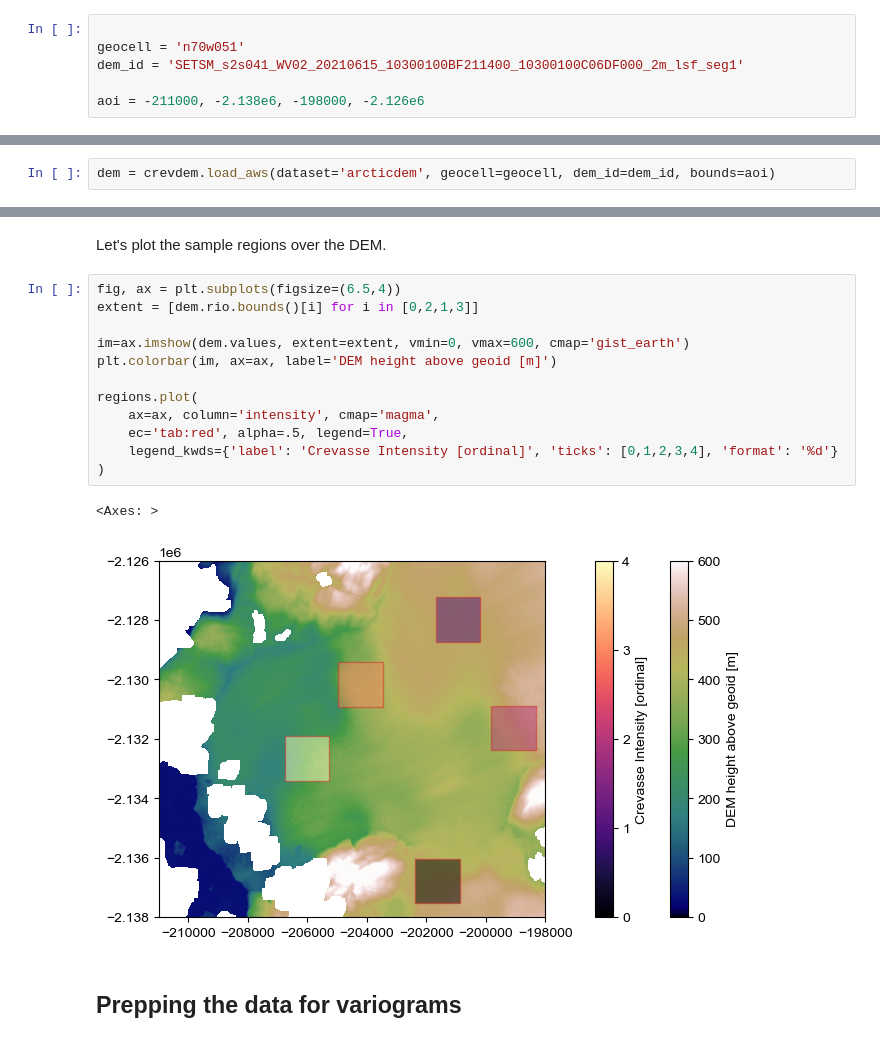
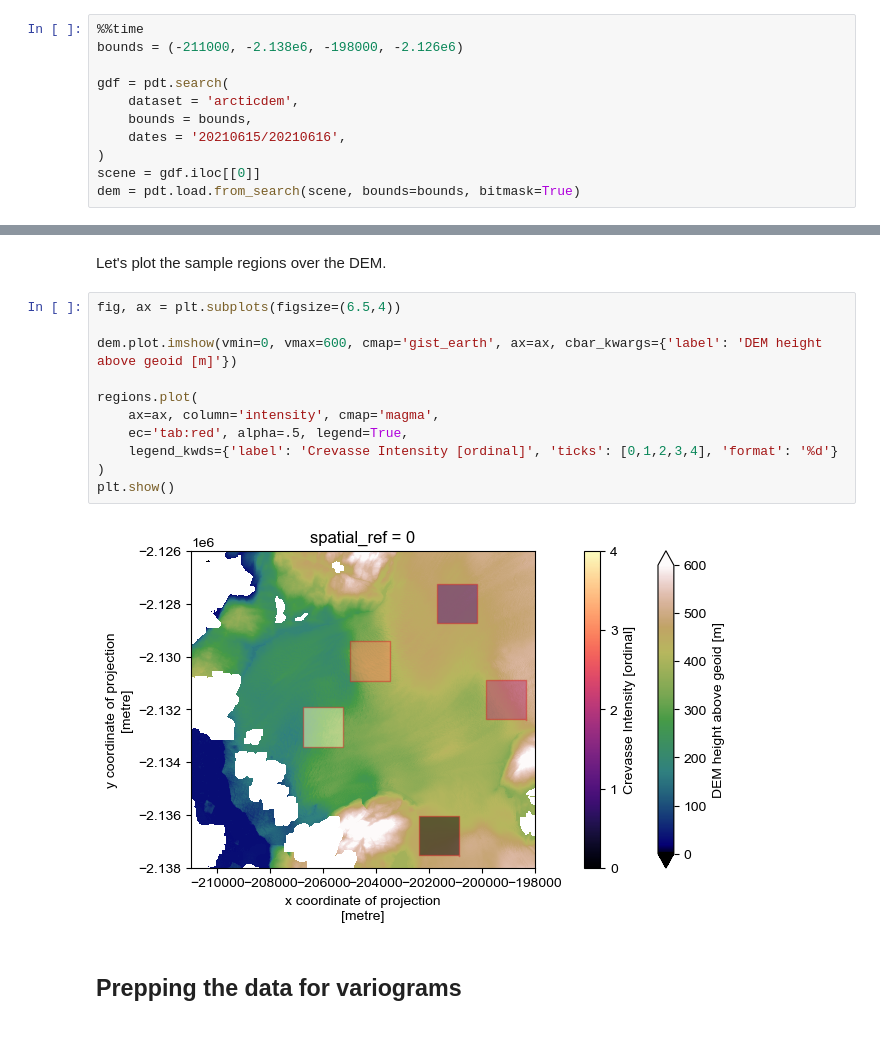
Before and after one commit to trchudley/crevdem, a Jupyter notebook: notebooks/variogram_notebook.ipynb, the cells around one changed output, grey strips where cells are left out. Saved outputs shown, nothing was run; the diff lists cells and outputs as text.

```diff
--- a/notebooks/variogram_notebook.ipynb
+++ b/notebooks/variogram_notebook.ipynb
@@ -33,6 +35,11 @@ We download a clipped cloud-optimised geotiff of the front of Sermeq Kujalleq (S
 # %%
+%%time
+bounds = (-211000, -2.138e6, -198000, -2.126e6)
 
-geocell = 'n70w051'
-dem_id = 'SETSM_s2s041_WV02_20210615_10300100BF211400_10300100C06DF000_2m_lsf_seg1'
-
-aoi = -211000, -2.138e6, -198000, -2.126e6
+gdf = pdt.search(
+    dataset = 'arcticdem',
+    bounds = bounds,
+    dates = '20210615/20210616',
+)
+scene = gdf.iloc[[0]]
+dem = pdt.load.from_search(scene, bounds=bounds, bitmask=True)
@@ -39,2 +48,0 @@ aoi = -211000, -2.138e6, -198000, -2.126e6
-# %%
-dem = crevdem.load_aws(dataset='arcticdem', geocell=geocell, dem_id=dem_id, bounds=aoi)
@@ -81,19 +97,17 @@ regions = gpd.GeoDataFrame.from_features(regions_geojson['features'], crs=3413)
 Let's plot the sample regions over the DEM.
 # %%
 fig, ax = plt.subplots(figsize=(6.5,4))
-extent = [dem.rio.bounds()[i] for i in [0,2,1,3]]
 
-im=ax.imshow(dem.values, extent=extent, vmin=0, vmax=600, cmap='gist_earth')
-plt.colorbar(im, ax=ax, label='DEM height above geoid [m]')
+dem.plot.imshow(vmin=0, vmax=600, cmap='gist_earth', ax=ax, cbar_kwargs={'label': 'DEM height above geoid [m]'})
 
 regions.plot(
     ax=ax, column='intensity', cmap='magma',
     ec='tab:red', alpha=.5, legend=True,
     legend_kwds={'label': 'Crevasse Intensity [ordinal]', 'ticks': [0,1,2,3,4], 'format': '%d'}
 )
+plt.show()
 # %% [output]
-<Axes: >
-[figure, old version]
+[figure, new version]
 # %% [markdown]
 ## Prepping the data for variograms
 # %% [markdown]
```
Also changed, not shown: parts of 9 cells of this notebook, 20 other files.
